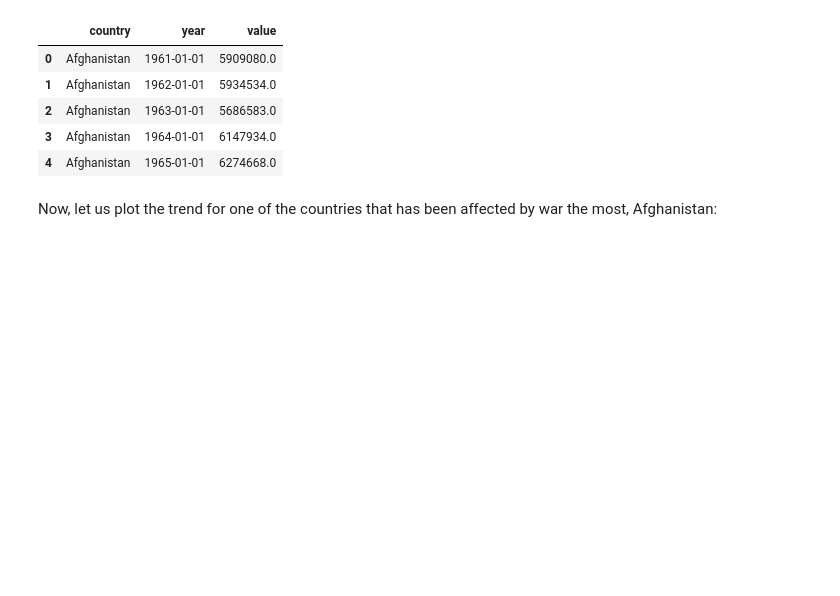
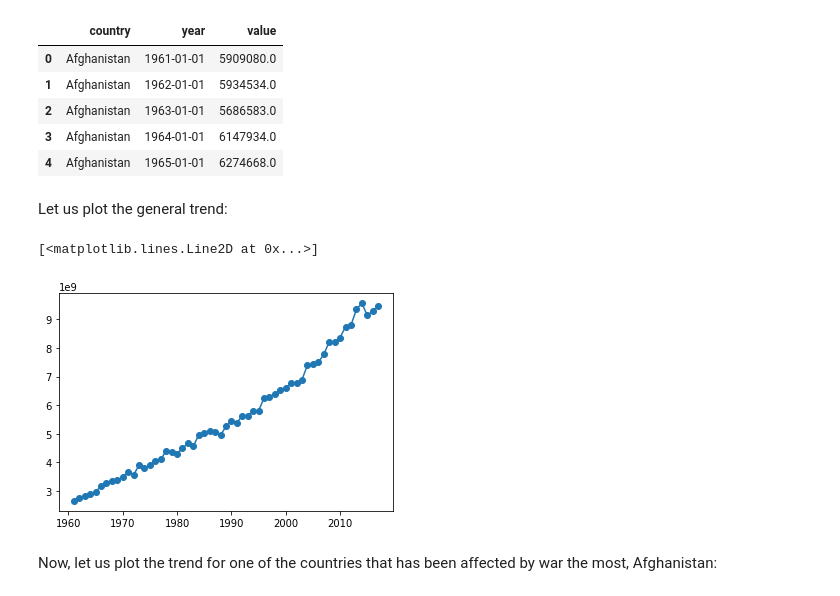
Before and after one commit to pull-fiction/make-crops-not-war, a Jupyter notebook: notebooks/general_trend.ipynb, the cells around one changed output. Drawn from its saved outputs; the diff is of its cells as text; code cells hidden in the pictures; blank space fills up the shorter version.

```diff
--- a/notebooks/general_trend.ipynb
+++ b/notebooks/general_trend.ipynb
@@ -258,6 +275,14 @@ prod_per_year_per_country.head()
 | 2 | Afghanistan | 1963-01-01 | 5686583.0 |
 | 3 | Afghanistan | 1964-01-01 | 6147934.0 |
 | 4 | Afghanistan | 1965-01-01 | 6274668.0 |
+# %% [markdown]
+Let us plot the general trend:
+# %%
+prod_per_year = prod_per_year_per_country.groupby('year').sum().reset_index()
+plt.plot_date(x=prod_per_year['year'], y=prod_per_year['value'], linestyle="-", xdate=True)
+# %% [output]
+[<matplotlib.lines.Line2D at 0x...>]
+[figure, added]
 # %% [markdown]
 Now, let us plot the trend for one of the countries that has been affected by war the most, Afghanistan:
 # %%
```
Also changed, not shown: parts of 2 cells of this notebook, 3 other files.
